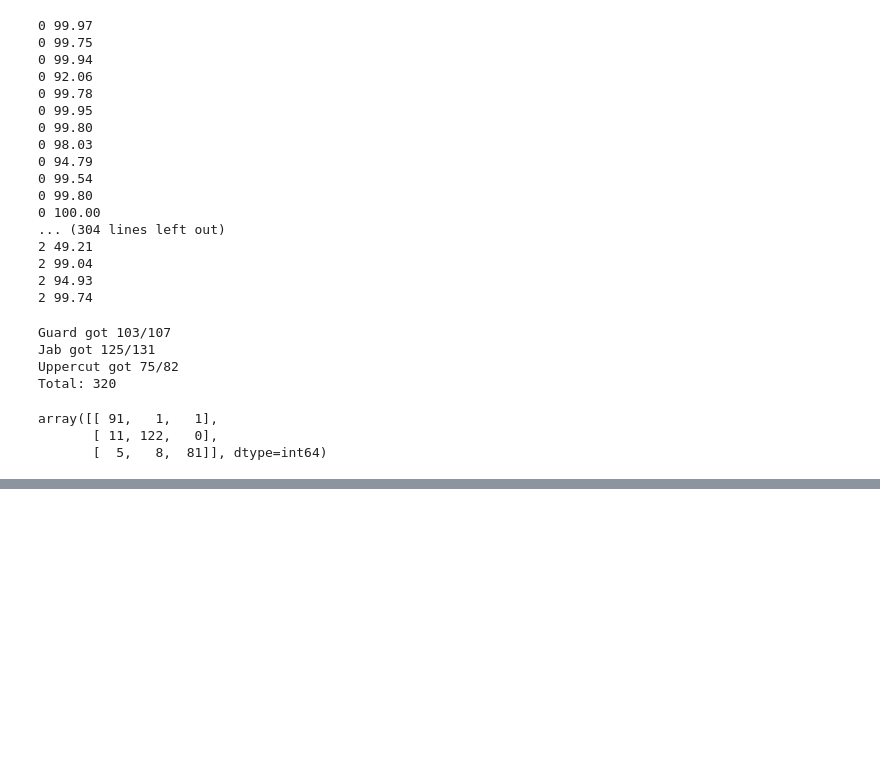
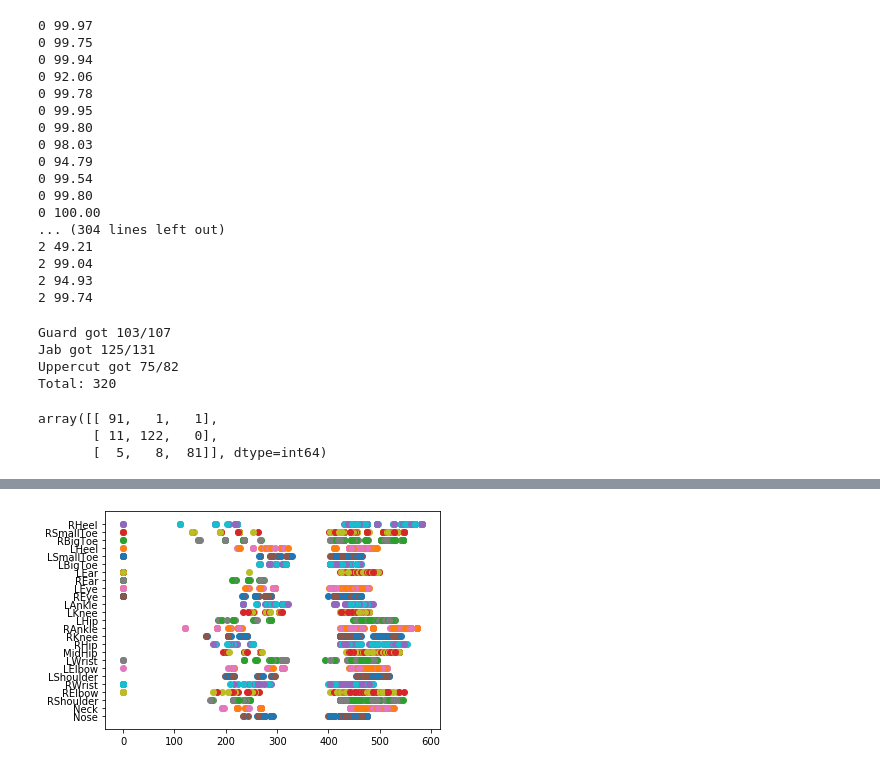
Before and after one commit to Za012/MMA-Posture, a Jupyter notebook: ML/JabPrediction.ipynb, the cells around one changed output, grey strips where cells are left out. Cells and saved outputs as stored; diff of their text form; code cells hidden in the pictures; blank space fills up the shorter version.

```diff
--- a/ML/JabPrediction.ipynb
+++ b/ML/JabPrediction.ipynb
@@ -445,0 +511,6 @@ array([[ 91,   1,   1],
+# %%
+postures = []
+for x in data:
+    postures.append(formatDataset([x]))
+
+print(postures)
@@ -445,0 +535,11 @@ array([[ 91,   1,   1],
+# %%
+# GUARD
+count = 0
+for d in postures[0]:
+    i = 0
+    for jab in d[0]:
+        plt.scatter(jab[0], openPoseMap[i])
+        i+=1
+    count +=1
+# %% [output]
+[figure, added]
```
Also changed, not shown: parts of 11 cells of this notebook, 2 other files.
